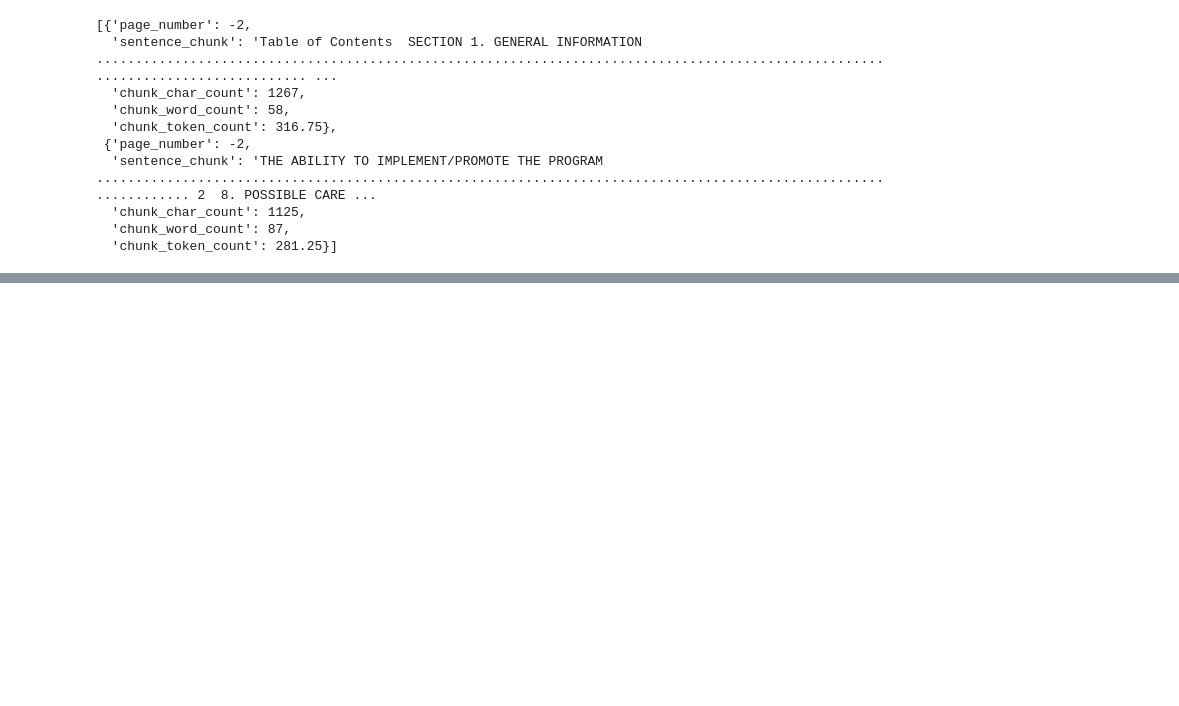
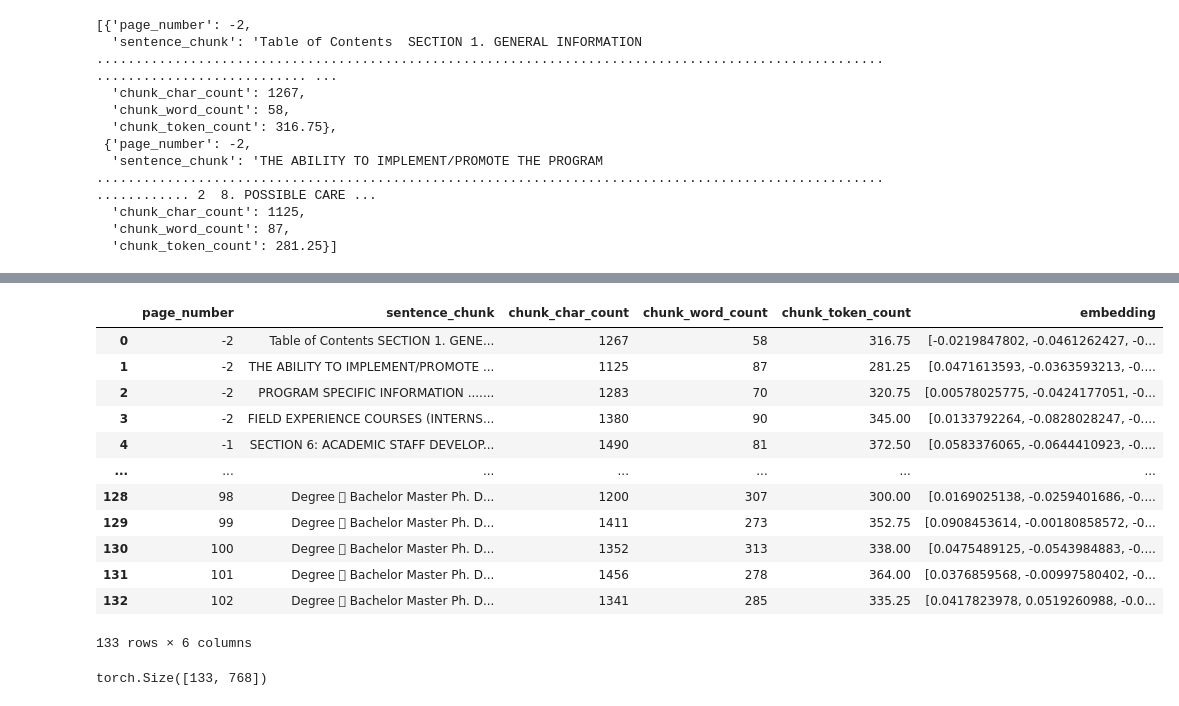
Before and after one commit to Purinat33/RAG, a Jupyter notebook: RAG.ipynb, the cells around one changed output, grey strips where cells are left out. Drawn from its saved outputs; the diff is of its cells as text; code cells hidden in the pictures; blank space fills up the shorter version.

```diff
--- a/RAG.ipynb
+++ b/RAG.ipynb
@@ -478,0 +622,40 @@ pages_and_chunk_over_min_token_length[:2]
+# %%
+import random
+import torch
+import numpy as np
+import pandas as pd
+
+device = "cuda" if torch.cuda.is_available() else "cpu"
+
+# Import texts and embedding df
+text_chunks_and_embedding_df = pd.read_csv("text_chunks_and_embedding_df.csv")
+
+# Convert embedding column back to numpy array (It's String when converted and save to CSV)
+text_chunks_and_embedding_df['embedding'] = text_chunks_and_embedding_df['embedding'].apply(lambda x: np.fromstring(x.strip("[]"), sep=" "))
+
+# Then save it to a pytorch tensor
+embeddings = torch.tensor(np.stack(text_chunks_and_embedding_df['embedding'].tolist(), axis=0), dtype=torch.float32).to(device=device)
+
+
+# Convert texts and embedding df to list of dicts
+pages_and_chunk = text_chunks_and_embedding_df.to_dict(orient="records")
+
+text_chunks_and_embedding_df
+# %% [output]
+|  | page_number | sentence_chunk | chunk_char_count | chunk_word_count | chunk_token_count | embedding |
+| 0 | -2 | Table of Contents SECTION 1. GENE... | 1267 | 58 | 316.75 | [-0.0219847802, -0.0461262427, -0... |
+| 1 | -2 | THE ABILITY TO IMPLEMENT/PROMOTE ... | 1125 | 87 | 281.25 | [0.0471613593, -0.0363593213, -0.... |
+| 2 | -2 | PROGRAM SPECIFIC INFORMATION ....... | 1283 | 70 | 320.75 | [0.00578025775, -0.0424177051, -0... |
+| 3 | -2 | FIELD EXPERIENCE COURSES (INTERNS... | 1380 | 90 | 345.00 | [0.0133792264, -0.0828028247, -0.... |
+| 4 | -1 | SECTION 6: ACADEMIC STAFF DEVELOP... | 1490 | 81 | 372.50 | [0.0583376065, -0.0644410923, -0.... |
+| ... | ... | ... | ... | ... | ... | ... |
+| 128 | 98 | Degree  Bachelor Master Ph. D... | 1200 | 307 | 300.00 | [0.0169025138, -0.0259401686, -0.... |
+| 129 | 99 | Degree  Bachelor Master Ph. D... | 1411 | 273 | 352.75 | [0.0908453614, -0.00180858572, -0... |
+| 130 | 100 | Degree  Bachelor Master Ph. D... | 1352 | 313 | 338.00 | [0.0475489125, -0.0543984883, -0.... |
+| 131 | 101 | Degree  Bachelor Master Ph. D... | 1456 | 278 | 364.00 | [0.0376859568, -0.00997580402, -0... |
+| 132 | 102 | Degree  Bachelor Master Ph. D... | 1341 | 285 | 335.25 | [0.0417823978, 0.0519260988, -0.0... |
+133 rows × 6 columns
+# %%
+embeddings.shape
+# %% [output]
+torch.Size([133, 768])
```
Also changed, not shown: parts of 26 cells of this notebook, 1 other file.
